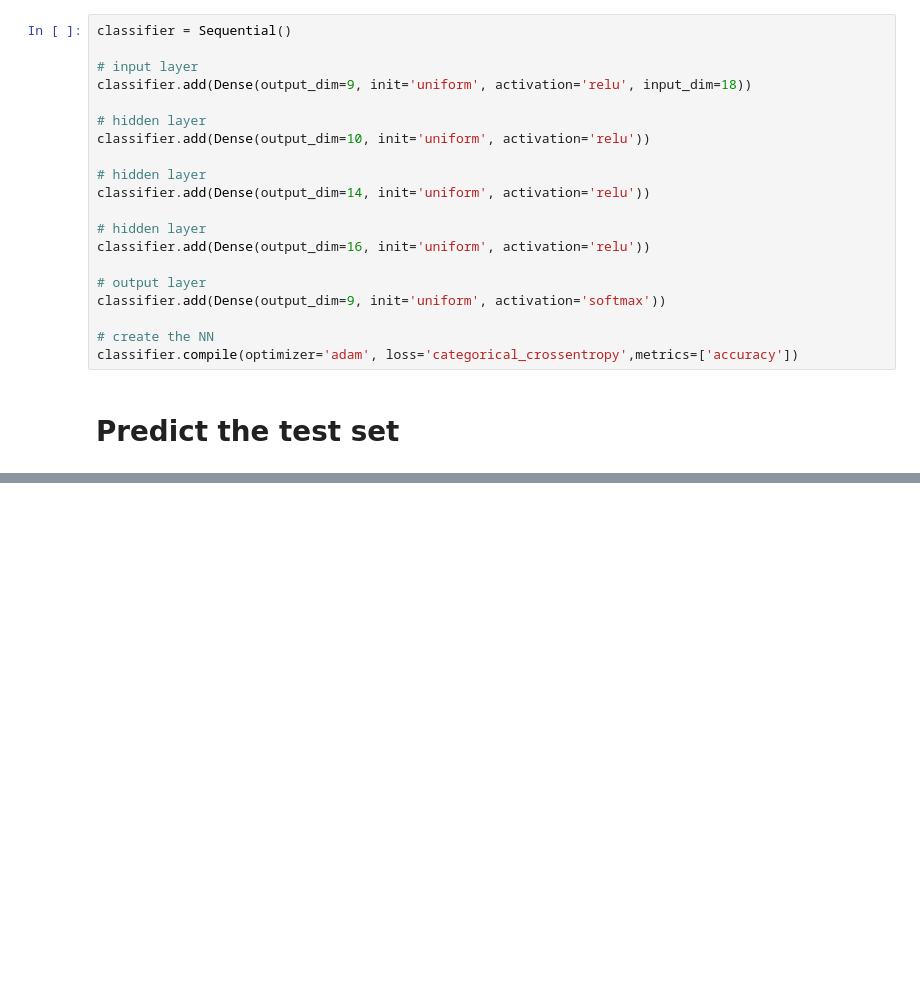
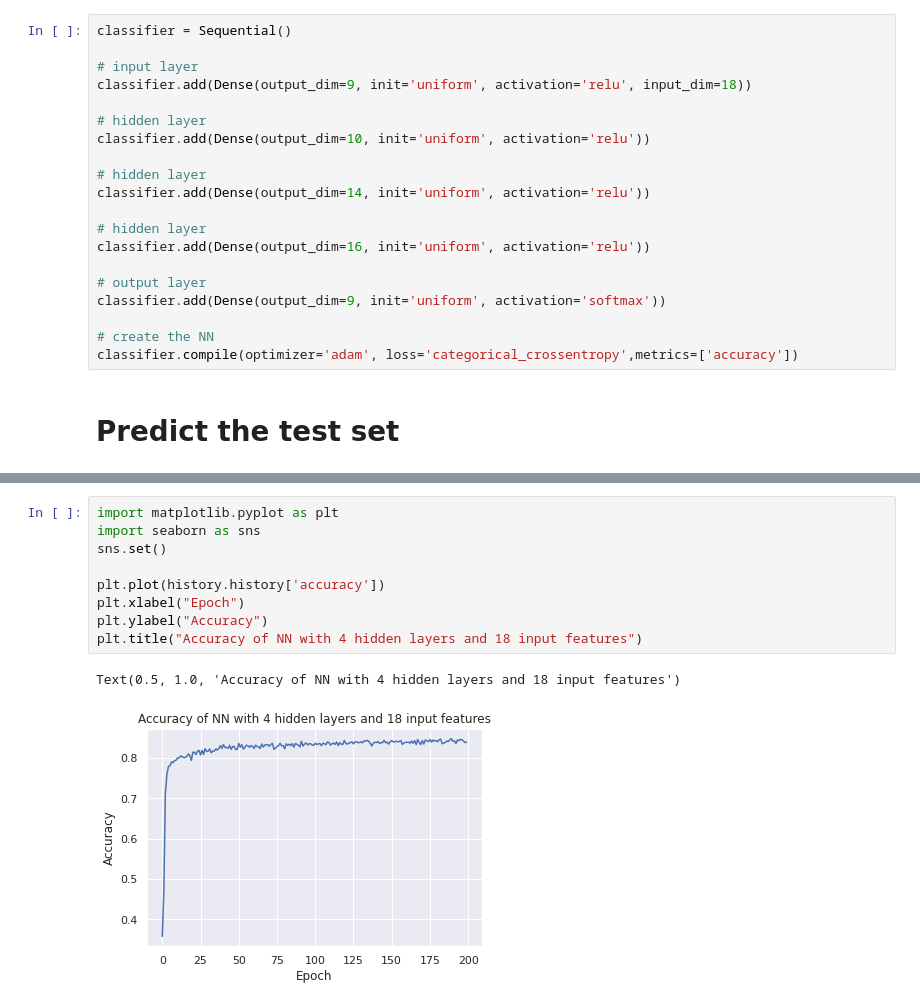
Before and after one commit to thepinkturtle/crazy_coconut, a Jupyter notebook: hurricane_prediction.ipynb, the cells around one changed output, grey strips where cells are left out. Cells and saved outputs as stored; diff of their text form; blank space fills up the shorter version.

```diff
--- a/hurricane_prediction.ipynb
+++ b/hurricane_prediction.ipynb
@@ -134,0 +130,12 @@ NameError: name 'y_pred' is not defined
+# %%
+import matplotlib.pyplot as plt
+import seaborn as sns
+sns.set()
+
+plt.plot(history.history['accuracy'])
+plt.xlabel("Epoch")
+plt.ylabel("Accuracy")
+plt.title("Accuracy of NN with 4 hidden layers and 18 input features")
+# %% [output]
+Text(0.5, 1.0, 'Accuracy of NN with 4 hidden layers and 18 input features')
+[figure, added]
```
Also changed, not shown: parts of 5 cells of this notebook, 1 other file.
